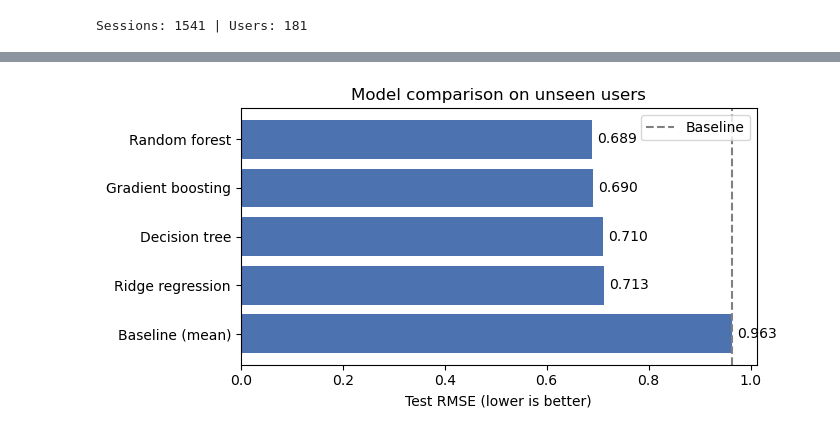
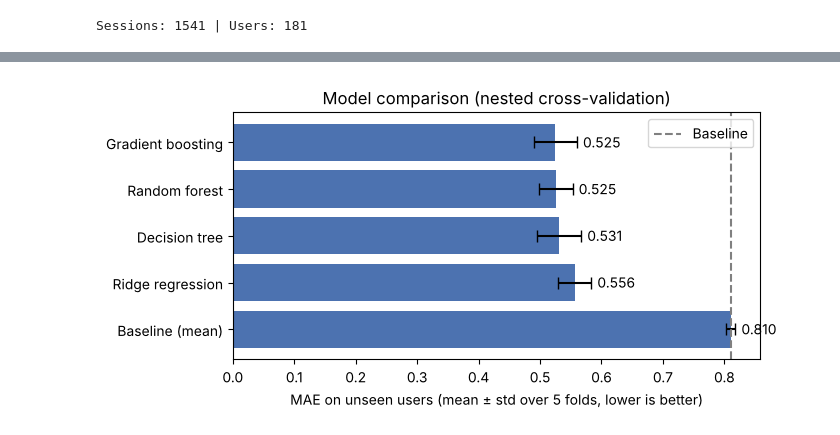
Before and after one commit to pickle-pori05/poqemon-qoe-prediction, a Jupyter notebook: 02_models.ipynb, the cells around one changed output, grey strips where cells are left out. Drawn from its saved outputs; the diff is of its cells as text; code cells hidden in the pictures.

```diff
--- a/02_models.ipynb
+++ b/02_models.ipynb
@@ -56,7 +61,9 @@ NUMERIC_FEATURES = [
 ]
 CATEGORICAL_FEATURES = ["QoS_type", "QoS_operator", "QoD_model"]
 LEAKAGE_FEATURES = ["QoF_begin", "QoF_shift", "QoF_audio", "QoF_video"]
+MAIN_FEATURES = NUMERIC_FEATURES + CATEGORICAL_FEATURES
 
+X, y, groups = df[MAIN_FEATURES], df[TARGET].to_numpy(), df[GROUP].to_numpy()
 print("Sessions:", len(df), "| Users:", df[GROUP].nunique())
 # %% [output]
 Sessions: 1541 | Users: 181
@@ -107,0 +148,8 @@ cv = GroupKFold(n_splits=N_FOLDS)
+# %%
+outer_cv = StratifiedGroupKFold(n_splits=N_OUTER, shuffle=True, random_state=RANDOM_SEED)
+inner_cv = GroupKFold(n_splits=N_INNER)
+
+# Safety check: in every outer fold, no user is on both sides
+for tr, te in outer_cv.split(X, y, groups):
+    assert set(groups[tr]).isdisjoint(set(groups[te]))
+print("OK: no user is in both training and test, in all", N_OUTER, "folds")
@@ -184,0 +238,21 @@ Gradient boosting    done in   3.3 s
+# %%
+all_folds, oof, fits, rows = {}, {}, {}, []
+for name, (estimator, grid) in models.items():
+    start = time.time()
+    fold_scores, oof[name], fits[name] = nested_cv(estimator, grid, X, y, groups)
+    all_folds[name] = fold_scores
+
+    row = {"Model": name, "Combinations tried": max(len(fits[name][0][0].cv_results_["params"]), 1)}
+    for metric in ["RMSE", "MAE", "QWK", "Macro F1", "Accuracy"]:
+        row[metric] = fold_scores[metric].mean()
+        row[metric + " std"] = fold_scores[metric].std()
+    rows.append(row)
+    print(f"{name:20s} done in {time.time() - start:5.1f} s")
+
+results = pd.DataFrame(rows)
+
+# Readable table: "mean ± std"
+show = results[["Model", "Combinations tried"]].copy()
+for metric in ["RMSE", "MAE", "QWK", "Macro F1", "Accuracy"]:
+    show[metric] = [f"{m:.3f} ± {s:.3f}" for m, s in zip(results[metric], results[metric + " std"])]
+show
@@ -185,16 +309,16 @@ Gradient boosting    done in   3.3 s
 # %%
 fig, ax = plt.subplots(figsize=(7, 3.5))
-order = results.sort_values("Test RMSE", ascending=False)
-ax.barh(order["Model"], order["Test RMSE"], color="#4C72B0")
-ax.axvline(results.loc[results["Model"] == "Baseline (mean)", "Test RMSE"].item(),
+order = results.sort_values("MAE", ascending=False)
+ax.barh(order["Model"], order["MAE"], xerr=order["MAE std"], color="#4C72B0", capsize=4)
+ax.axvline(results.loc[results["Model"] == "Baseline (mean)", "MAE"].item(),
            color="grey", linestyle="--", label="Baseline")
-for i, v in enumerate(order["Test RMSE"]):
-    ax.text(v + 0.01, i, f"{v:.3f}", va="center")
-ax.set_xlabel("Test RMSE (lower is better)")
-ax.set_title("Model comparison on unseen users")
+for i, (v, s) in enumerate(zip(order["MAE"], order["MAE std"])):
+    ax.text(v + s + 0.01, i, f"{v:.3f}", va="center")
+ax.set_xlabel("MAE on unseen users (mean ± std over 5 folds, lower is better)")
+ax.set_title("Model comparison (nested cross-validation)")
 ax.legend()
 plt.tight_layout()
 plt.savefig("fig_model_comparison.png", dpi=150)
 plt.show()
 # %% [output]
-[figure, old version]
+[figure, new version]
```
Also changed, not shown: parts of 36 cells of this notebook.
